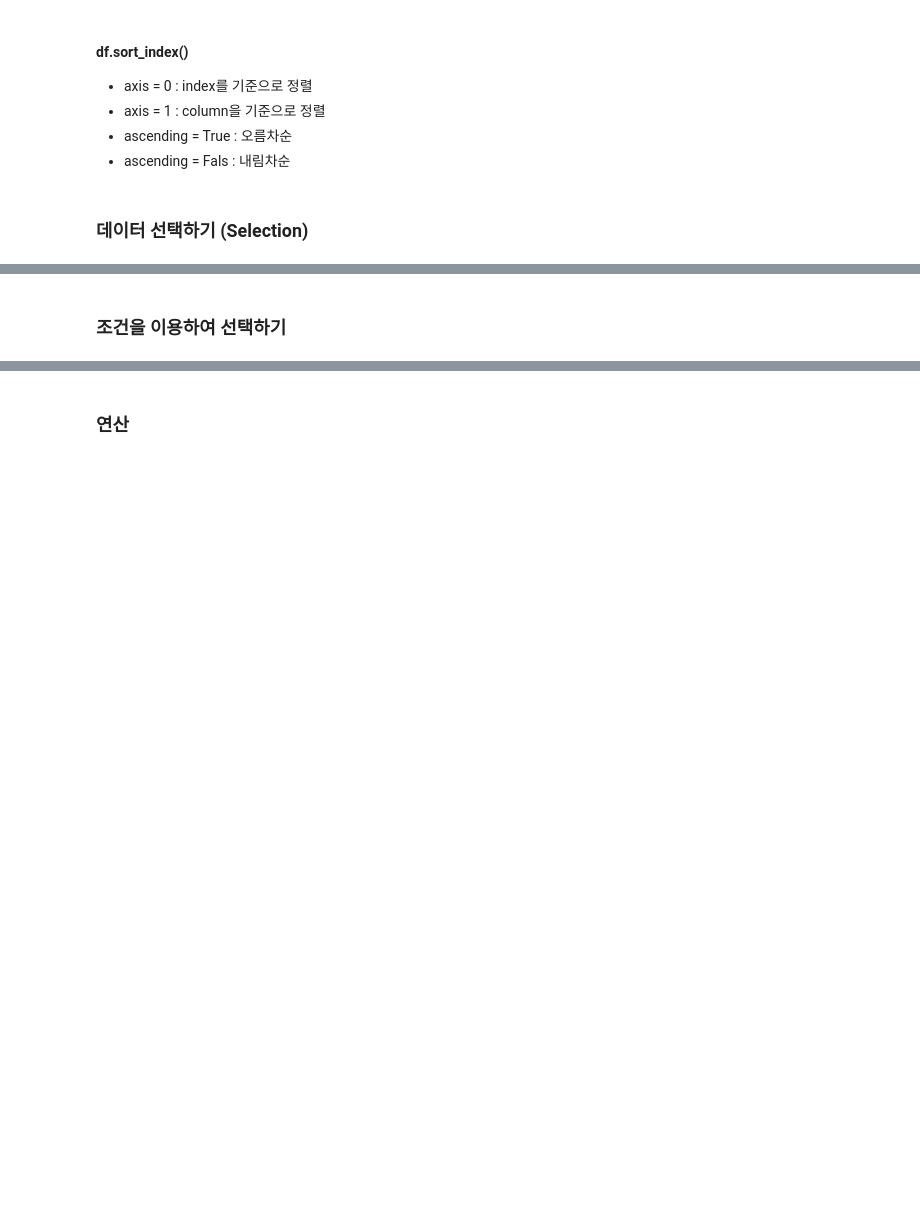
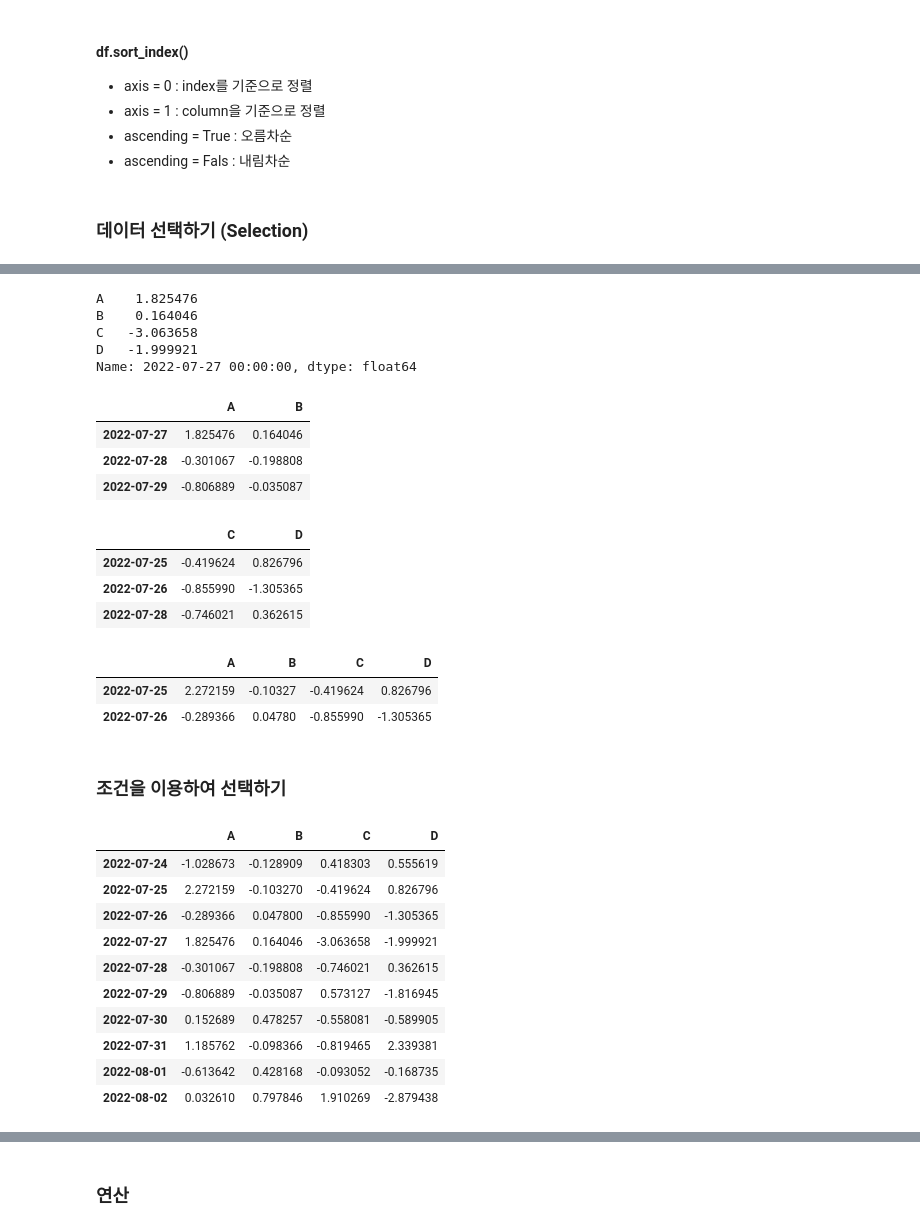
Before and after one commit to zangsu/AI_Hub, a Jupyter notebook: 2022_Mobile_AI_AIHUB/pandas.ipynb, the cells around one changed output, grey strips where cells are left out. Saved outputs shown, nothing was run; the diff lists cells and outputs as text; code cells hidden in the pictures; blank space fills up the shorter version.

```diff
--- a/2022_Mobile_AI_AIHUB/pandas.ipynb
+++ b/2022_Mobile_AI_AIHUB/pandas.ipynb
@@ -24,0 +64,3 @@ import matplotlib.pyplot as plt
+# %%
+dates = pd.date_range('20220724', periods = 10)
+print(dates)
@@ -30,7 +77,7 @@ import matplotlib.pyplot as plt
 * 엑셀과 같이 여러가지의 데이터가 모인 자료구조
 * 여러개의 Series가 모인 자료구조
 # %%
-df = pd.DataFrame(np.random.randn(6,4), index=dates, columns=list('ABCD'))
+df = pd.DataFrame(np.random.randn(10,4), index=dates, columns=list('ABCD'))
 print(df)
 # %% [output]
                    A         B         C         D
@@ -111,2 +250,44 @@ dtype: object
+# %%
+df.iloc[3]
+# %% [output]
+A    1.825476
+B    0.164046
+C   -3.063658
+D   -1.999921
+Name: 2022-07-27 00:00:00, dtype: float64
+# %%
+df.iloc[3:6, 0:2] #앞에껀 행, 뒤에껀 열
+# %% [output]
+|  | A | B |
+| 2022-07-27 | 1.825476 | 0.164046 |
+| 2022-07-28 | -0.301067 | -0.198808 |
+| 2022-07-29 | -0.806889 | -0.035087 |
+# %%
+df.iloc[[1,2,4], [2,3]]
+# %% [output]
+|  | C | D |
+| 2022-07-25 | -0.419624 | 0.826796 |
+| 2022-07-26 | -0.855990 | -1.305365 |
+| 2022-07-28 | -0.746021 | 0.362615 |
+# %%
+df.iloc[1:3, :]
+# %% [output]
+|  | A | B | C | D |
+| 2022-07-25 | 2.272159 | -0.10327 | -0.419624 | 0.826796 |
+| 2022-07-26 | -0.289366 | 0.04780 | -0.855990 | -1.305365 |
 # %% [markdown]
 ### 조건을 이용하여 선택하기
+# %%
+df.head(10)
+# %% [output]
+|  | A | B | C | D |
+| 2022-07-24 | -1.028673 | -0.128909 | 0.418303 | 0.555619 |
+| 2022-07-25 | 2.272159 | -0.103270 | -0.419624 | 0.826796 |
+| 2022-07-26 | -0.289366 | 0.047800 | -0.855990 | -1.305365 |
+| 2022-07-27 | 1.825476 | 0.164046 | -3.063658 | -1.999921 |
+| 2022-07-28 | -0.301067 | -0.198808 | -0.746021 | 0.362615 |
+| 2022-07-29 | -0.806889 | -0.035087 | 0.573127 | -1.816945 |
+| 2022-07-30 | 0.152689 | 0.478257 | -0.558081 | -0.589905 |
+| 2022-07-31 | 1.185762 | -0.098366 | -0.819465 | 2.339381 |
+| 2022-08-01 | -0.613642 | 0.428168 | -0.093052 | -0.168735 |
+| 2022-08-02 | 0.032610 | 0.797846 | 1.910269 | -2.879438 |
```
Also changed, not shown: parts of 15 cells of this notebook.
